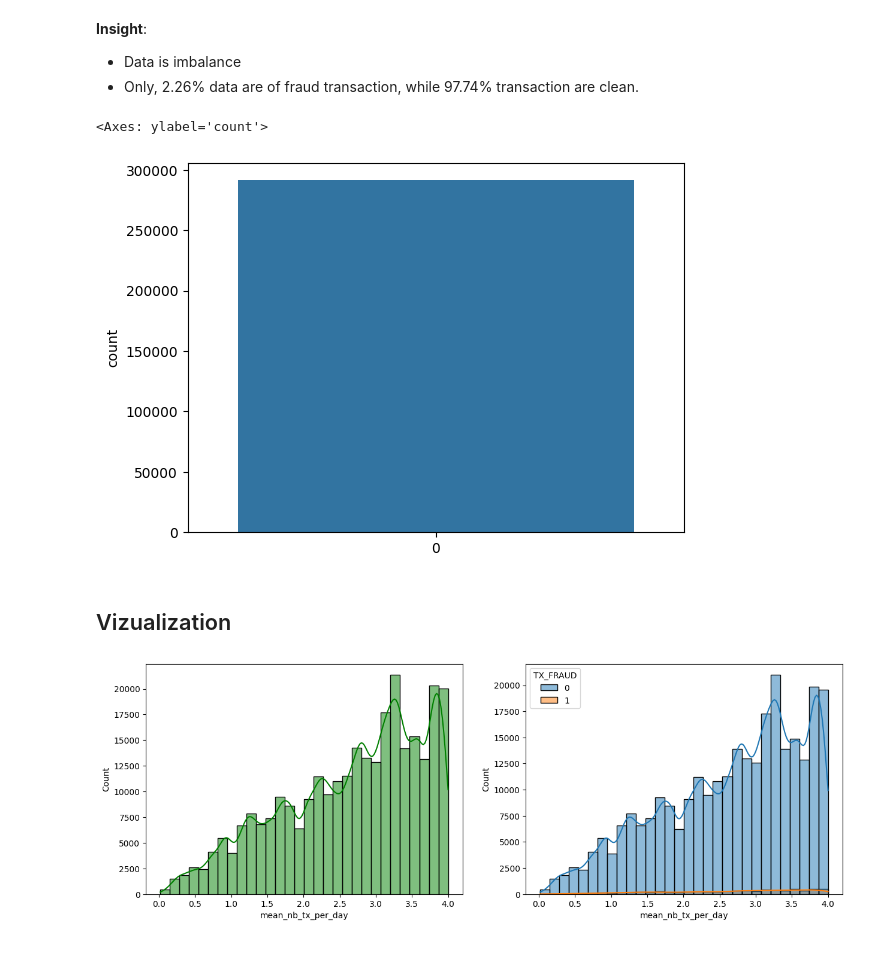
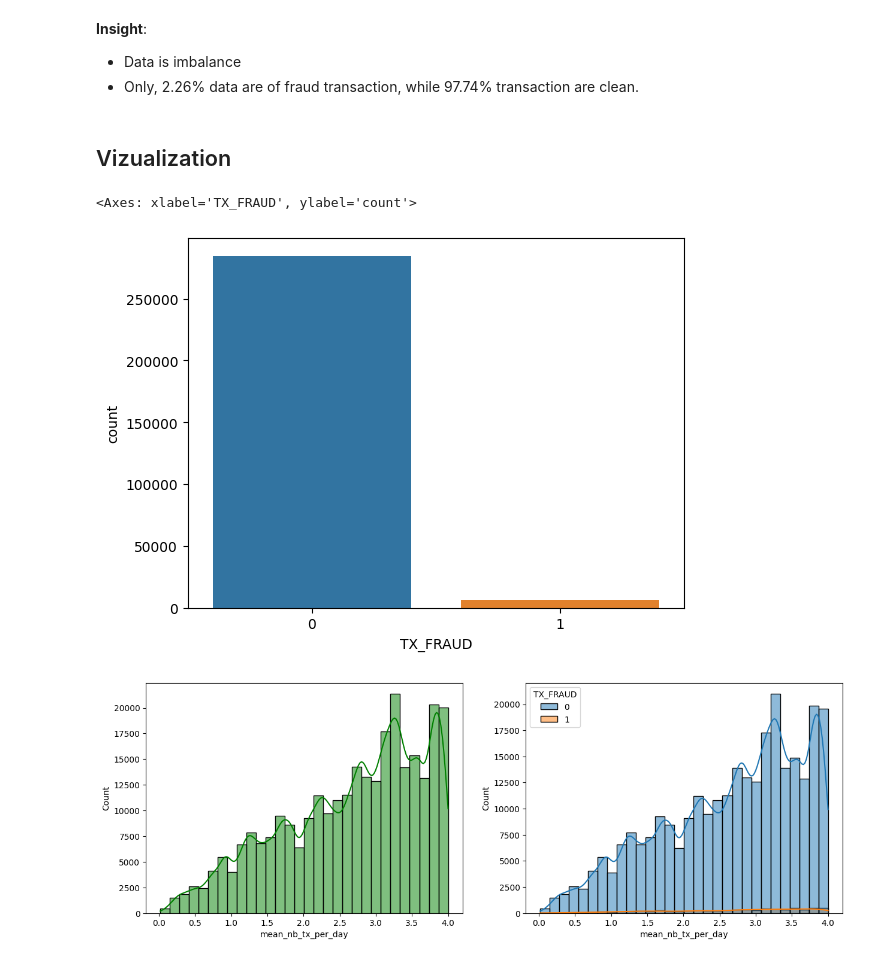
Before and after one commit to Mohwit/Credit-Card-Fraud-Detection-End2End, a Jupyter notebook: notebooks/eda.ipynb, the cells around one changed output. Cells and saved outputs as stored; diff of their text form; code cells hidden in the pictures.

```diff
--- a/notebooks/eda.ipynb
+++ b/notebooks/eda.ipynb
@@ -86,13 +86,14 @@ Name: count, dtype: int64
 **Insight**:
 - Data is imbalance
 - Only, 2.26% data are of fraud transaction, while 97.74% transaction are clean.
-# %%
-sns.countplot(data['TX_FRAUD'])
-# %% [output]
-<Axes: ylabel='count'>
-[figure, removed]
 # %% [markdown]
 ## Vizualization
+# %%
+## Target variable
+sns.countplot(data=data, x='TX_FRAUD')
+# %% [output]
+<Axes: xlabel='TX_FRAUD', ylabel='count'>
+[figure, added]
 # %%
 ## kde for mean transaction per day
 fig, axs = plt.subplots(1, 2, figsize=(15, 5))
```
Also changed, not shown: parts of 3 cells of this notebook.
